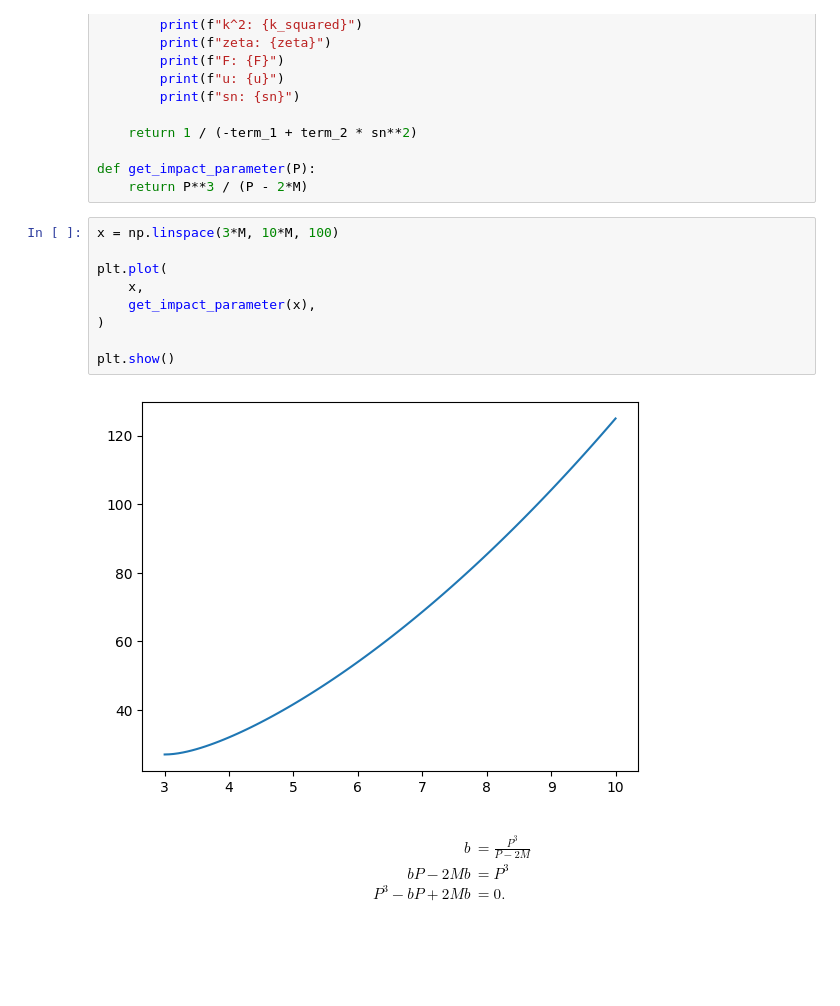
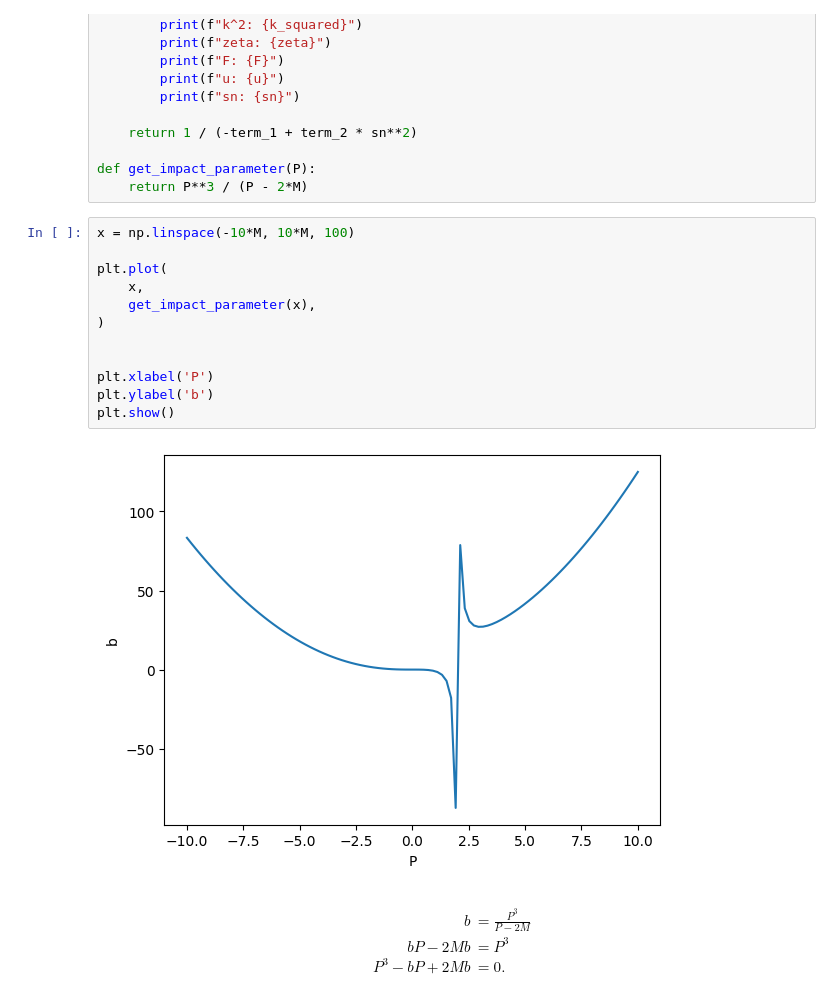
Before and after one commit to jessecrans/bh-raytracer, a Jupyter notebook: luminet-paper.ipynb, the cells around one changed output. Drawn from its saved outputs; the diff is of its cells as text; blank space fills up the shorter version.

```diff
--- a/luminet-paper.ipynb
+++ b/luminet-paper.ipynb
@@ -49,16 +49,19 @@ def get_radius(P, alpha, theta, debug=False):
 def get_impact_parameter(P):
     return P**3 / (P - 2*M)
 # %%
-x = np.linspace(3*M, 10*M, 100)
+x = np.linspace(-10*M, 10*M, 100)
 
 plt.plot(
     x,
     get_impact_parameter(x),
 )
 
+
+plt.xlabel('P')
+plt.ylabel('b')
 plt.show()
 # %% [output]
-[figure, old version]
+[figure, new version]
 # %% [markdown]
 \begin{align*}
 	b &= \frac{P^3}{P-2M}\\
```
Also changed, not shown: parts of 3 cells of this notebook.
